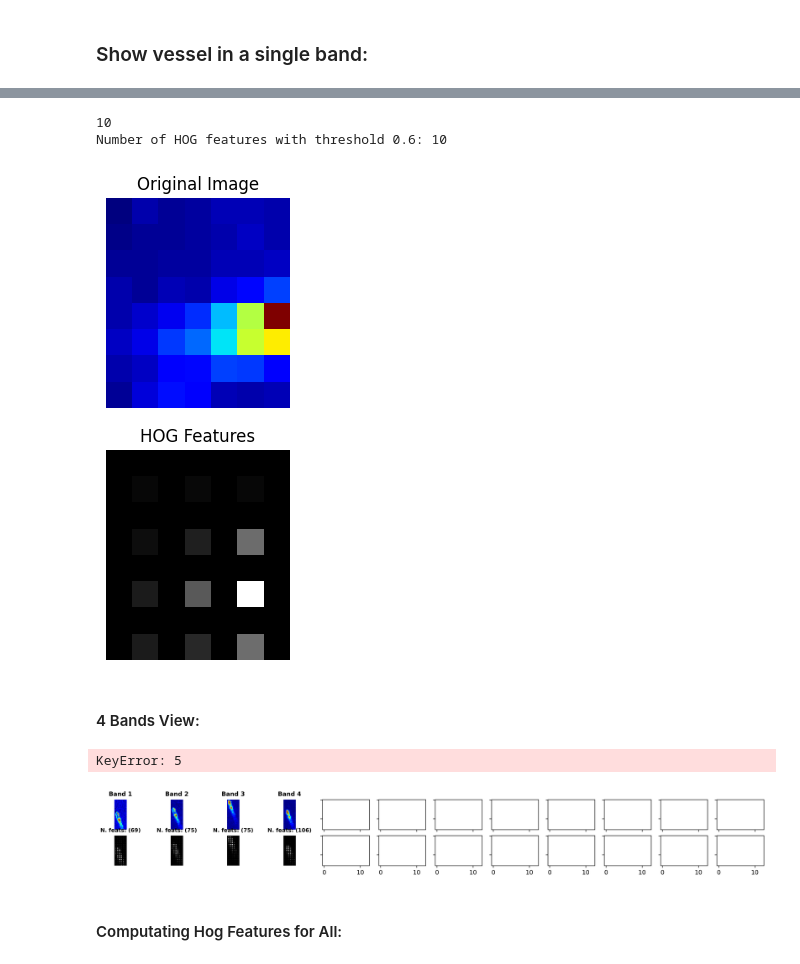
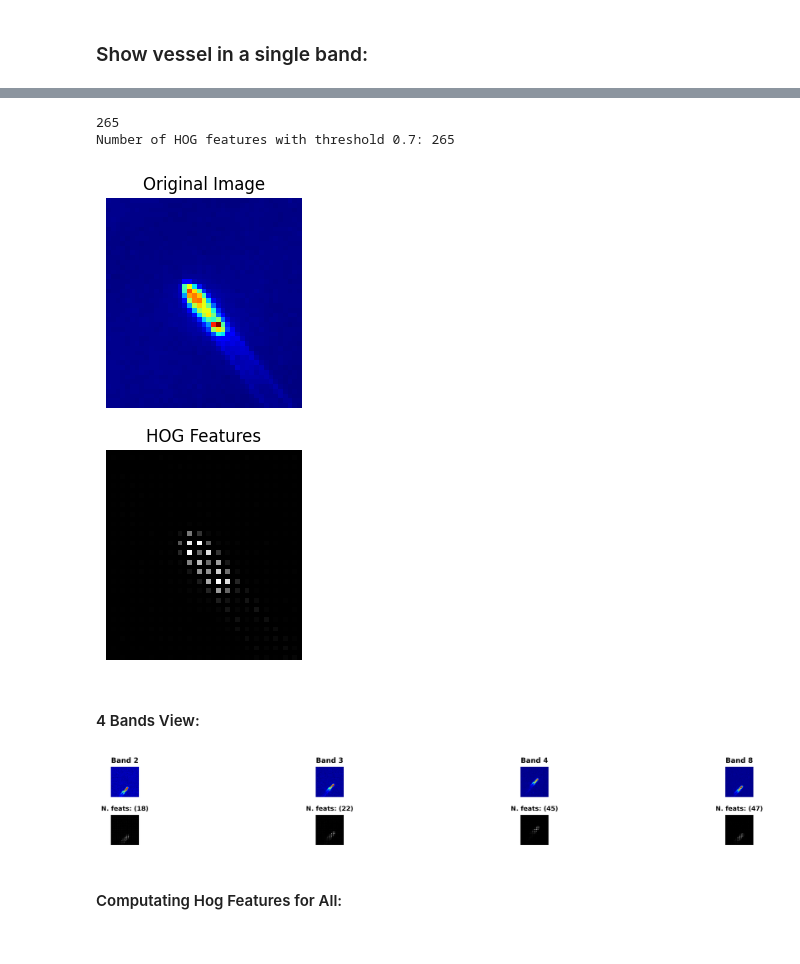
Before and after one commit to sirbastiano/SimpleDet, a Jupyter notebook: studies/xAi_study_sen.ipynb, the cells around one changed output, grey strips where cells are left out. Drawn from its saved outputs; the diff is of its cells as text; code cells hidden in the pictures.

```diff
--- a/studies/xAi_study_sen.ipynb
+++ b/studies/xAi_study_sen.ipynb
@@ -85,6 +85,10 @@ for item in imgidAndBBoxAndType:
         os.makedirs(output_dir, exist_ok=True)
         x, y, width, height = bbox
         x, y, width, height = int(x), int(y), int(width), int(height)
+        buffer = 30
+        x, y, width, height = x-buffer//2, y-buffer//2, width+buffer, height+buffer
+
+
         cropped_array = img[0][sel_band]
         cropped_array = cropped_array[y:y+height, x:x+width]
         className = str(className).replace('/','_')
@@ -165,28 +149,28 @@ B
 # %%
 array_in_band = {}
 for sel_band in range(1,5,1):
-    image_array = np.load(B[sel_band][10])
+    image_array = np.load(B[sel_band][17])
     array_in_band[sel_band] = image_array
 
 # Set the threshold value
-threshold_value = 0.6
+threshold_value = 0.7
 
-BAND = 1
+BAND = 4
 input_img = array_in_band[BAND]
 
 
-hog_image, num_features = get_hog_and_features(array_in_band[4], threshold_value)
+hog_image, num_features = get_hog_and_features(array_in_band[3], threshold_value)
 
 print(num_features)
 # plt.imshow(hog_image, cmap='jet')
 # plt.imshow(input_img, cmap='jet')
 # plt.colorbar(label='Uncalibrated Pixel Intensity')
 
 print(f"Number of HOG features with threshold {threshold_value}: {num_features}")
 visualize_hog(image_array, threshold=threshold_value)
 # %% [output]
-10
-Number of HOG features with threshold 0.6: 10
+265
+Number of HOG features with threshold 0.7: 265
-[figure, old version]
+[figure, new version]
 # %% [markdown]
 #### 4 Bands View:
@@ -193,5 +216,5 @@ Number of HOG features with threshold 0.6: 10
 # %%
-img_id = 23
+img_id = 24
 
 # Assuming array_in_band is already populated with images for bands 1 to 12
 array_in_band = {}
@@ -200,13 +223,12 @@ for sel_band in range(1,5,1):
     array_in_band[sel_band] = image_array
 
 # Set the threshold value
-threshold_value = 0.6
+threshold_value = 0.8
 
 # Plot all bands and their HOG features
-plot_bands_and_hog(array_in_band, threshold_value)
+plot_bands_and_hog(array_in_band, threshold_value, max_bands=4, titles=['2', '3', '4', '8'])
 # %% [output]
-KeyError: 5
-[figure, old version]
+[figure, new version]
 # %% [markdown]
 #### Computating Hog Features for All:
 # %%
```
Also changed, not shown: parts of 5 cells of this notebook, 23 other files.
